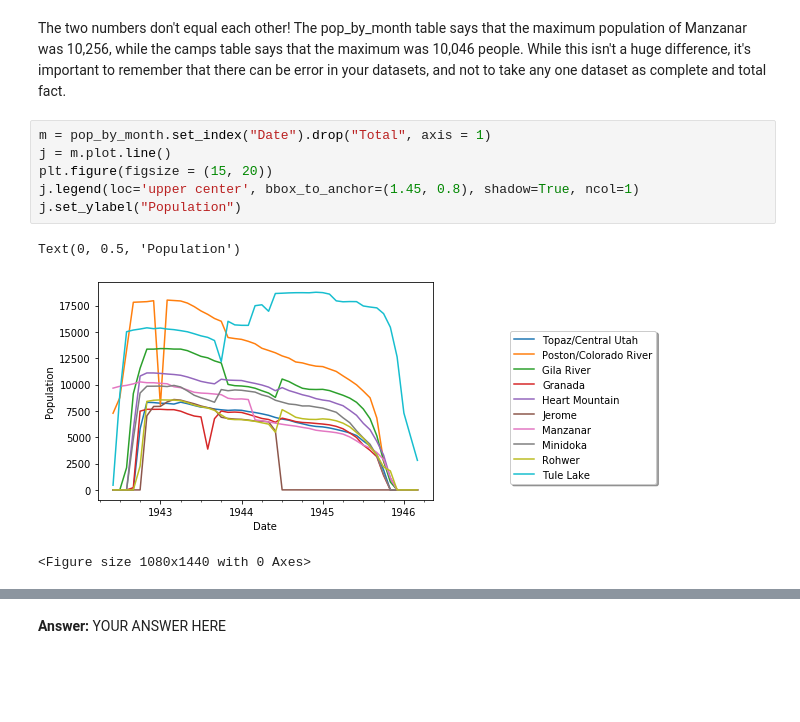
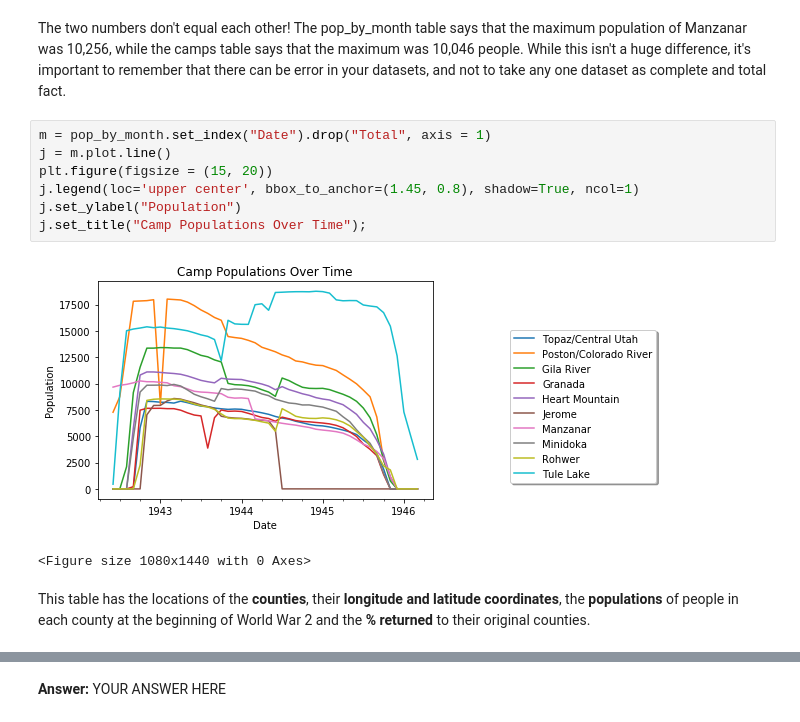
Before and after one commit to ds-modules/colwrit-r4b, a Jupyter notebook: Japanese-Internment-notebook.ipynb, the cells around one changed output, grey strips where cells are left out. Saved outputs shown, nothing was run; the diff lists cells and outputs as text; blank space fills up the shorter version.

```diff
--- a/Japanese-Internment-notebook.ipynb
+++ b/Japanese-Internment-notebook.ipynb
@@ -186,11 +186,13 @@ The two numbers don't equal each other! The pop_by_month table says that the max
 # %%
 m = pop_by_month.set_index("Date").drop("Total", axis = 1)
 j = m.plot.line()
 plt.figure(figsize = (15, 20))
 j.legend(loc='upper center', bbox_to_anchor=(1.45, 0.8), shadow=True, ncol=1)
 j.set_ylabel("Population")
+j.set_title("Camp Populations Over Time");
 # %% [output]
+[figure, new version]
-Text(0, 0.5, 'Population')
+<Figure size 1080x1440 with 0 Axes>
-[figure, old version]
-<Figure size 1080x1440 with 0 Axes>
+# %% [markdown]
+This table has the locations of the **counties**, their **longitude and latitude coordinates**, the **populations** of people in each county at the beginning of World War 2 and the **% returned** to their original counties.
 # %%
```
Also changed, not shown: parts of 10 cells of this notebook, 1 other file.
